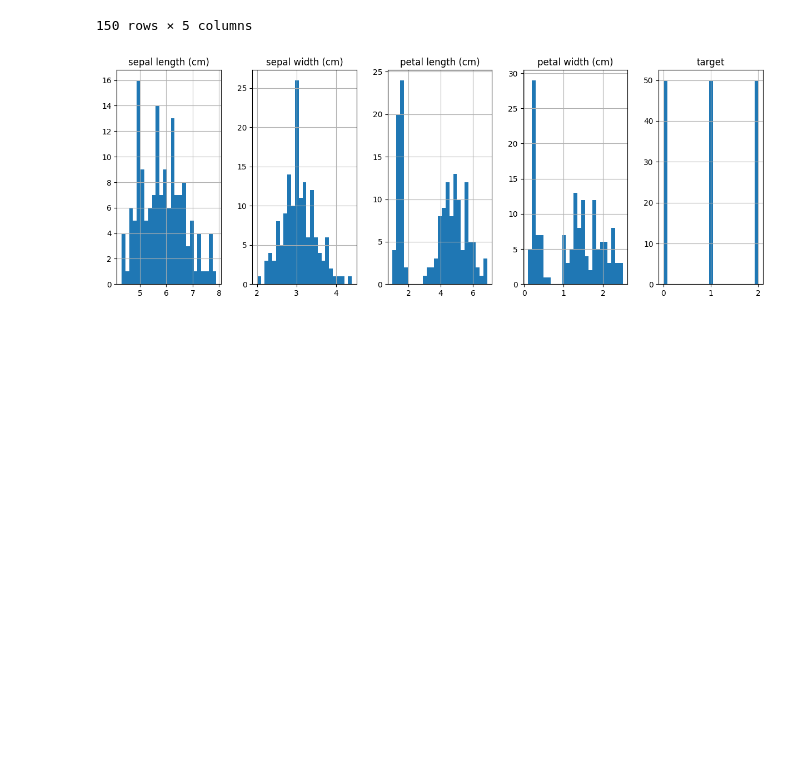
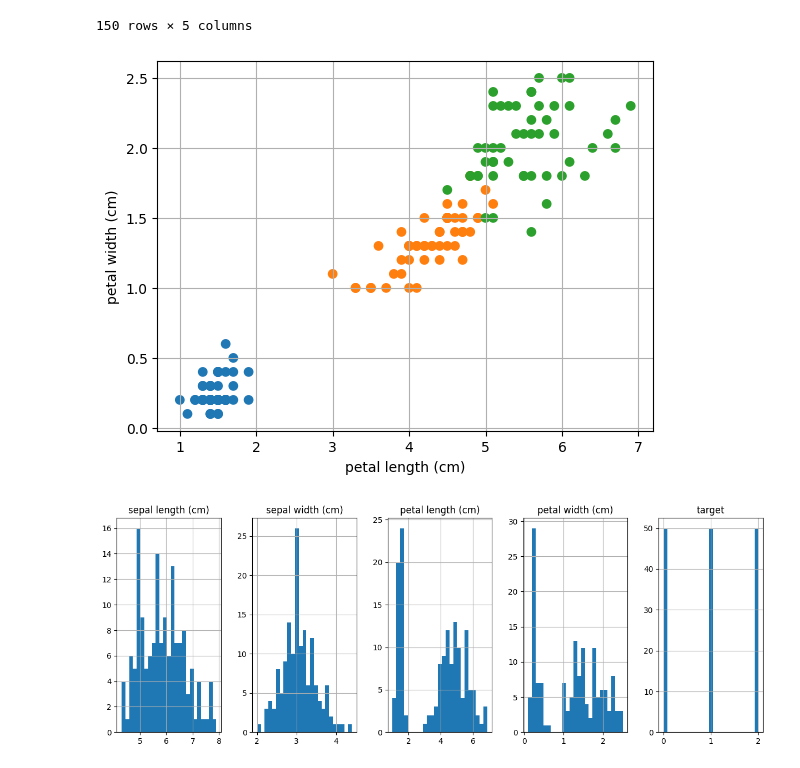
Before and after one commit to Edd17369/machine-learning, a Jupyter notebook: geron_Decision Trees.ipynb, the cells around one changed output. Cells and saved outputs as stored; diff of their text form; code cells hidden in the pictures; blank space fills up the shorter version.

```diff
--- a/geron_Decision Trees.ipynb
+++ b/geron_Decision Trees.ipynb
@@ -22,4 +22,15 @@ iris_df
 | 148 | 6.2 | 3.4 | 5.4 | 2.3 | 2 |
 | 149 | 5.9 | 3.0 | 5.1 | 1.8 | 2 |
 150 rows × 5 columns
+# %%
+import matplotlib.pyplot as plt
+
+fig, ax = plt.subplots()
+ax.scatter(X_train[:, 0], X_train[:, 1], color=["C%s" %(y) for y in y_train])
+plt.grid(True)
+plt.xlabel("petal length (cm)")
+plt.ylabel("petal width (cm)")
+plt.show()
+# %% [output]
+[figure, added]
 # %%
```
Also changed, not shown: parts of 5 cells of this notebook, 1 other file.
